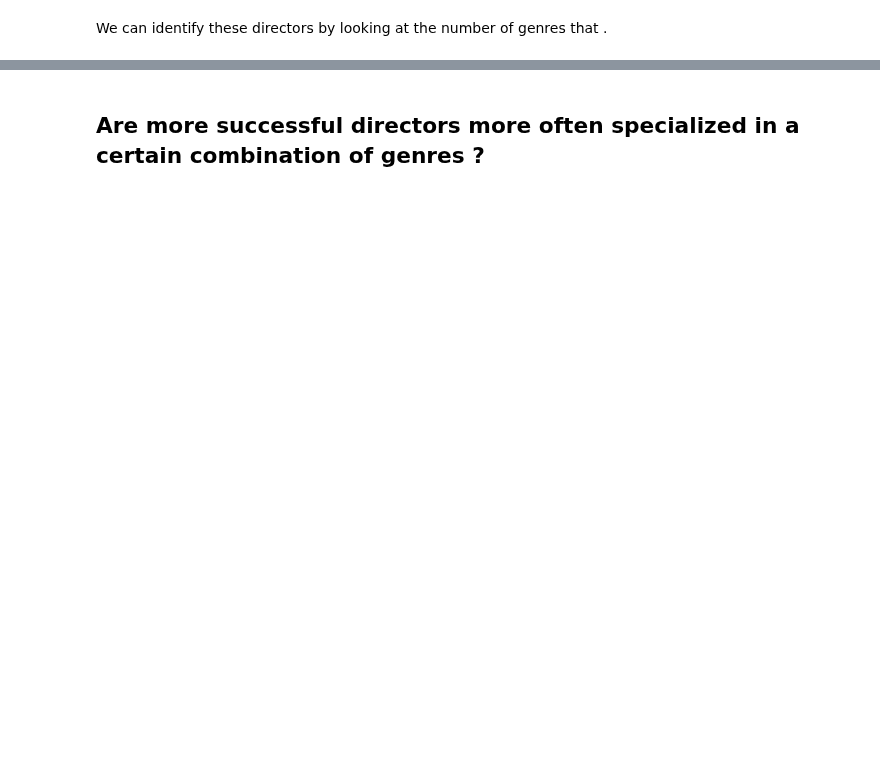
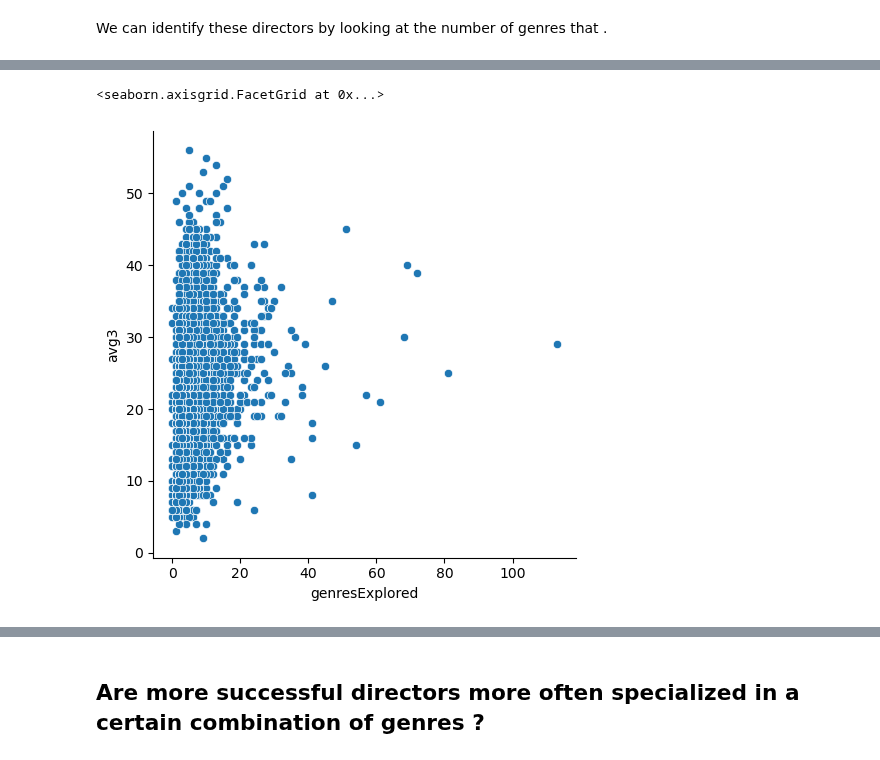
Before and after one commit to epfl-ada/ada-2023-project-crunchychicken, a Jupyter notebook: style-evolution.ipynb, the cells around one changed output, grey strips where cells are left out. Saved outputs shown, nothing was run; the diff lists cells and outputs as text; code cells hidden in the pictures; blank space fills up the shorter version.

Commit message:
add graph analysis for genre-similarity metrics

```diff
--- a/style-evolution.ipynb
+++ b/style-evolution.ipynb
@@ -353,8 +351,17 @@ def get_num_genres(director):
     # Get movies directed by this director
     director_movies = movies[movies.directors.str.contains(director.name)]
     return int(director_movies.directorNewGenre.sum())
+
+def get_avg_num_genres_per_movie(director):
+    # Get movies directed by this director
+    director_movies = movies[movies.directors.str.contains(director.name)]
+    return director_movies.genres_imdb.dropna().str.split(',').apply(len).mean()
 # %%
+directors['genresPerMovie'] = directors.apply(get_avg_num_genres_per_movie, axis=1)
 directors['genresExplored'] = directors.apply(get_num_genres, axis=1)
 # %%
-directors_ = directors.rename(columns={'avg-3': 'avg3'})
+directors_ = directors.copy()
+directors_ = directors_.dropna(subset=['avg-3', 'genresExplored'])
+directors_ = directors_.rename(columns={'avg-3': 'avg3',})
+directors_.avg3 = directors_.avg3.astype(int)
 # %%
@@ -366,0 +430,5 @@ PatsyError: Number of rows mismatch between data argument and "avg3" (6508 versu
+# %%
+sns.relplot(data=directors_, kind='scatter', x='genresExplored', y='avg3')
+# %% [output]
+<seaborn.axisgrid.FacetGrid at 0x...>
+[figure, added]
```
Also changed, not shown: parts of 38 cells of this notebook.
